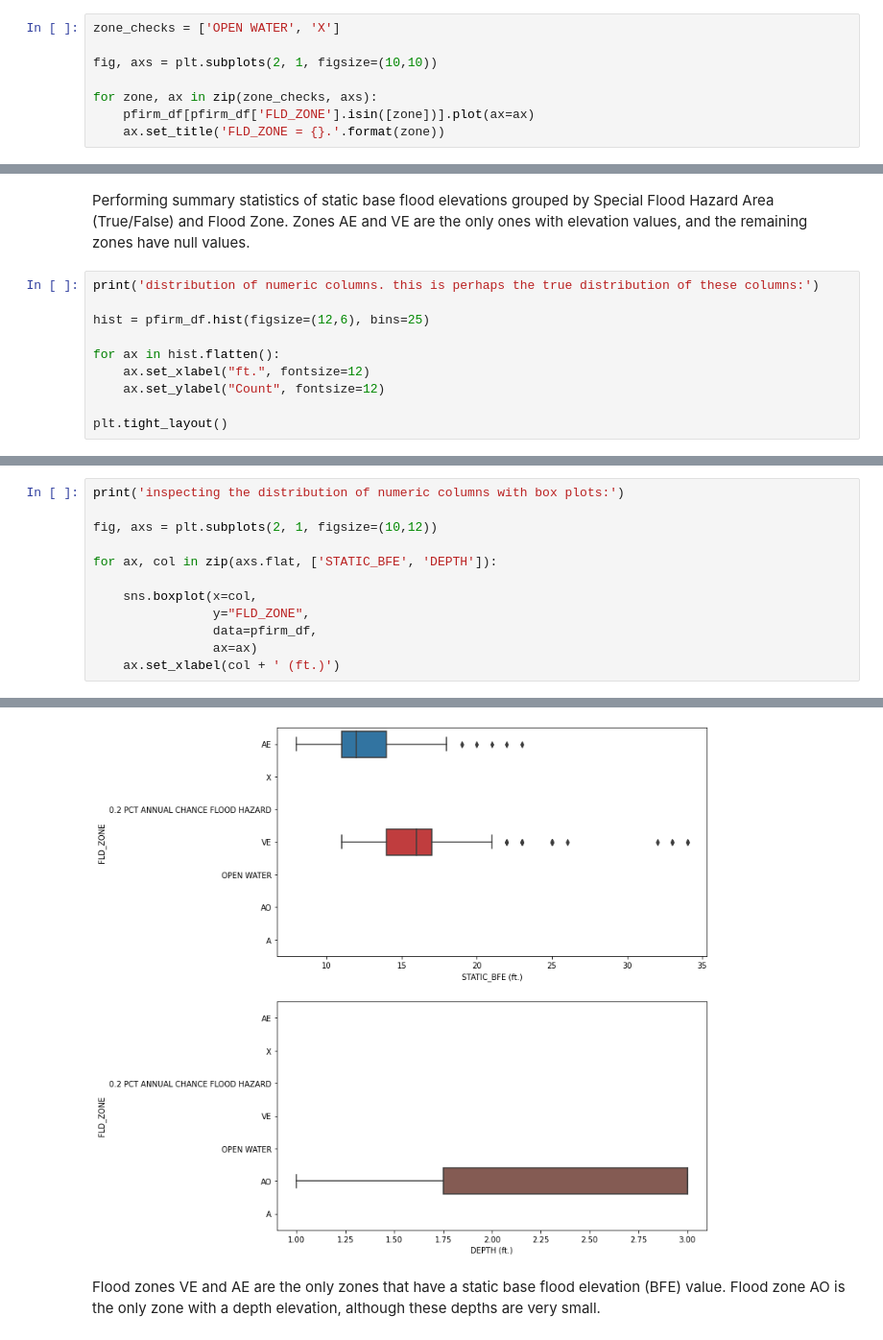
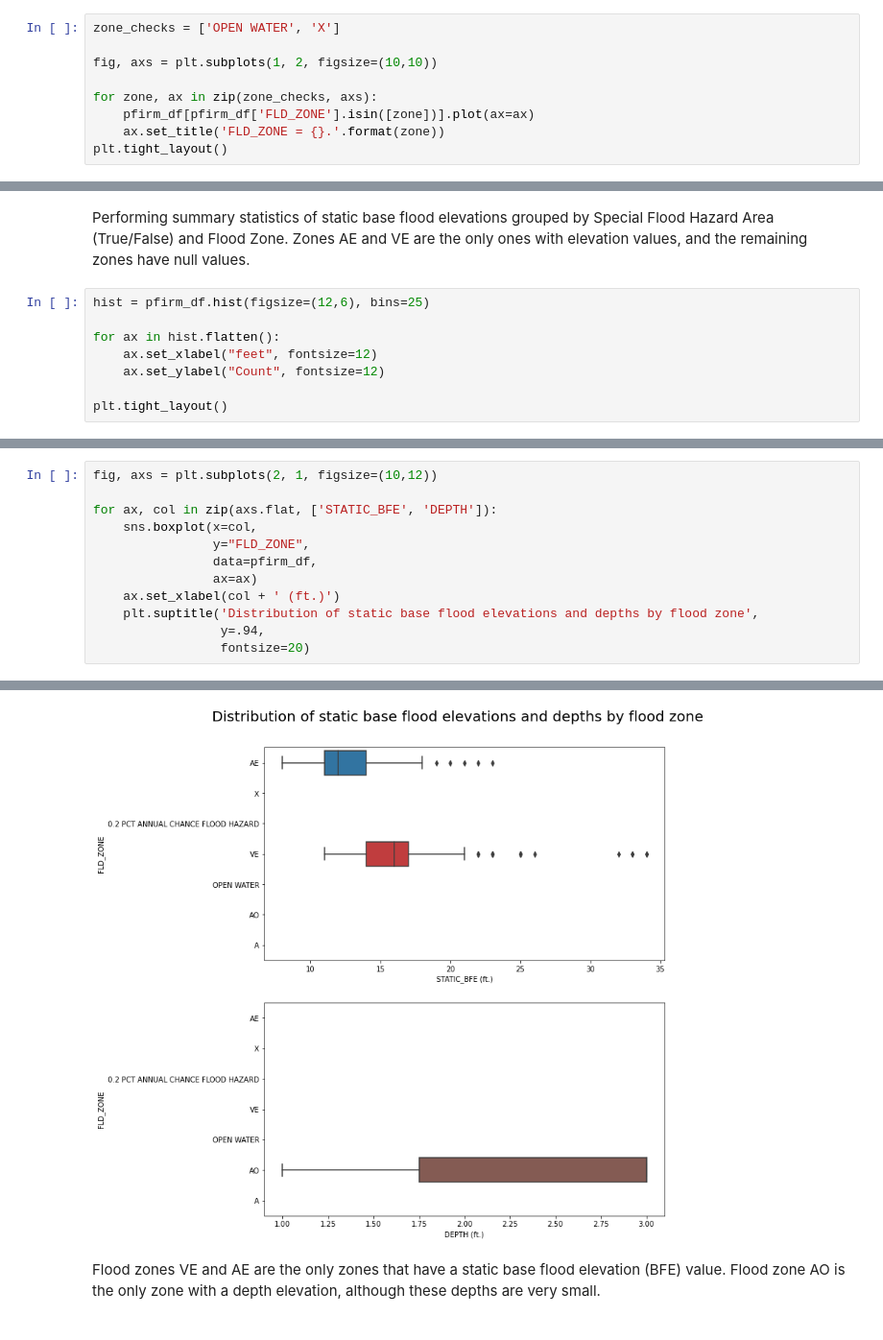
Before and after one commit to mebauer/nyc-floodzone-analysis, a Jupyter notebook: floodzone-pfirm-analysis.ipynb, the cells around one changed output, grey strips where cells are left out. Shown: that part at 96% size. Saved outputs shown, nothing was run; the diff lists cells and outputs as text.

```diff
--- a/floodzone-pfirm-analysis.ipynb
+++ b/floodzone-pfirm-analysis.ipynb
@@ -619,9 +619,10 @@ From a quick glance, we can probably drop the `OPEN WATER` value, as this is pro
 # %%
 zone_checks = ['OPEN WATER', 'X']
 
-fig, axs = plt.subplots(2, 1, figsize=(10,10))
+fig, axs = plt.subplots(1, 2, figsize=(10,10))
 
 for zone, ax in zip(zone_checks, axs):
     pfirm_df[pfirm_df['FLD_ZONE'].isin([zone])].plot(ax=ax)
     ax.set_title('FLD_ZONE = {}.'.format(zone))
+plt.tight_layout()
 # %% [output]
@@ -852,12 +852,10 @@ sfha_df.sort_values(by='SFHA_TF', ascending=False)
 # %% [markdown]
 Performing summary statistics of static base flood elevations grouped by Special Flood Hazard Area (True/False) and Flood Zone. Zones AE and VE are the only ones with elevation values, and the remaining zones have null values.
 # %%
-print('distribution of numeric columns. this is perhaps the true distribution of these columns:')
-
 hist = pfirm_df.hist(figsize=(12,6), bins=25)
 
 for ax in hist.flatten():
-    ax.set_xlabel("ft.", fontsize=12)
+    ax.set_xlabel("feet", fontsize=12)
     ax.set_ylabel("Count", fontsize=12)
 
 plt.tight_layout()
@@ -867,18 +865,18 @@ distribution of numeric columns. this is perhaps the true distribution of these
 # %%
-print('inspecting the distribution of numeric columns with box plots:')
-
 fig, axs = plt.subplots(2, 1, figsize=(10,12))
 
 for ax, col in zip(axs.flat, ['STATIC_BFE', 'DEPTH']):
-
     sns.boxplot(x=col,
                 y="FLD_ZONE",
                 data=pfirm_df,
                 ax=ax)
     ax.set_xlabel(col + ' (ft.)')
+    plt.suptitle('Distribution of static base flood elevations and depths by flood zone',
+                 y=.94,
+                 fontsize=20)
 # %% [output]
 inspecting the distribution of numeric columns with box plots:
-[figure, old version]
+[figure, new version]
 # %% [markdown]
 Flood zones VE and AE are the only zones that have a static base flood elevation (BFE) value. Flood zone AO is the only zone with a depth elevation, although these depths are very small.
 # %% [markdown]
```
Also changed, not shown: parts of 31 cells of this notebook, 7 other files.
